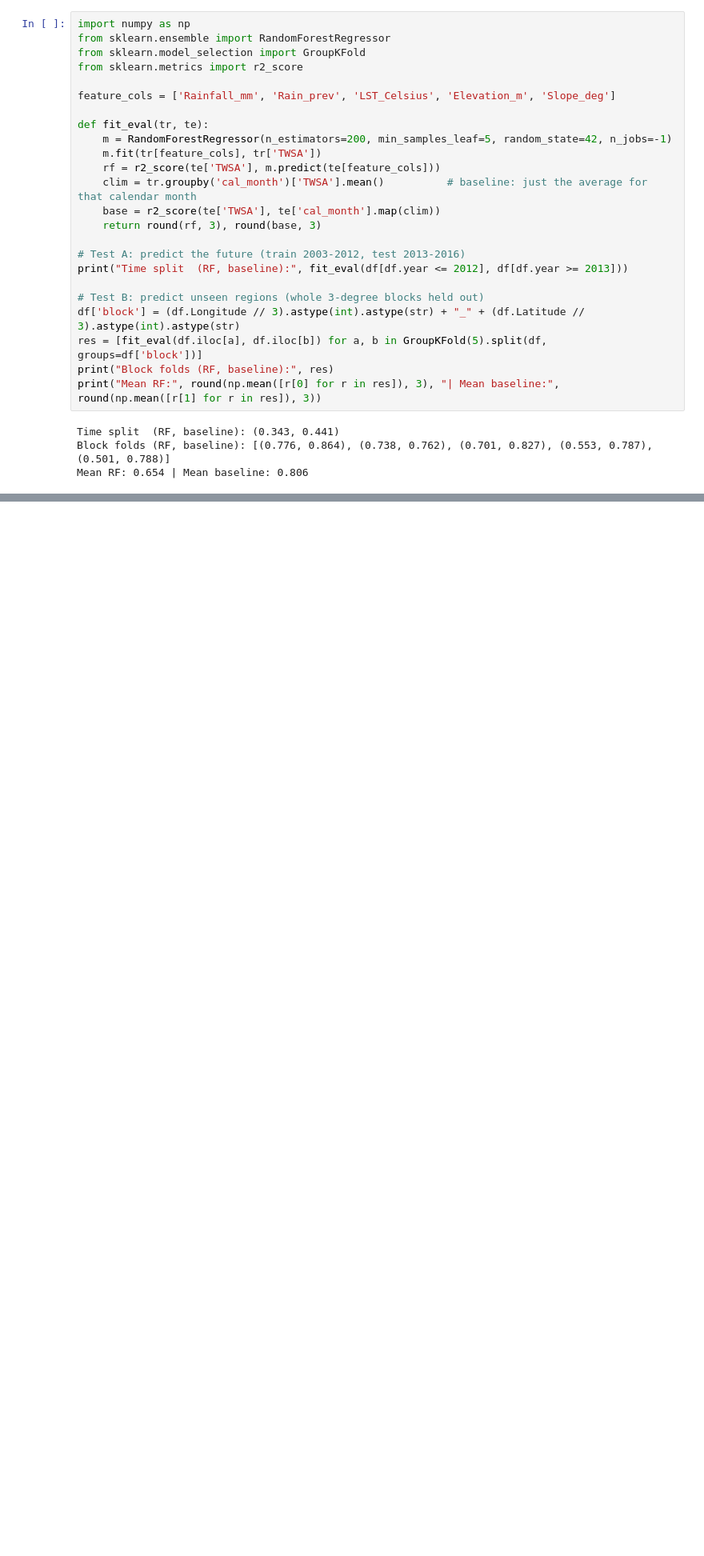
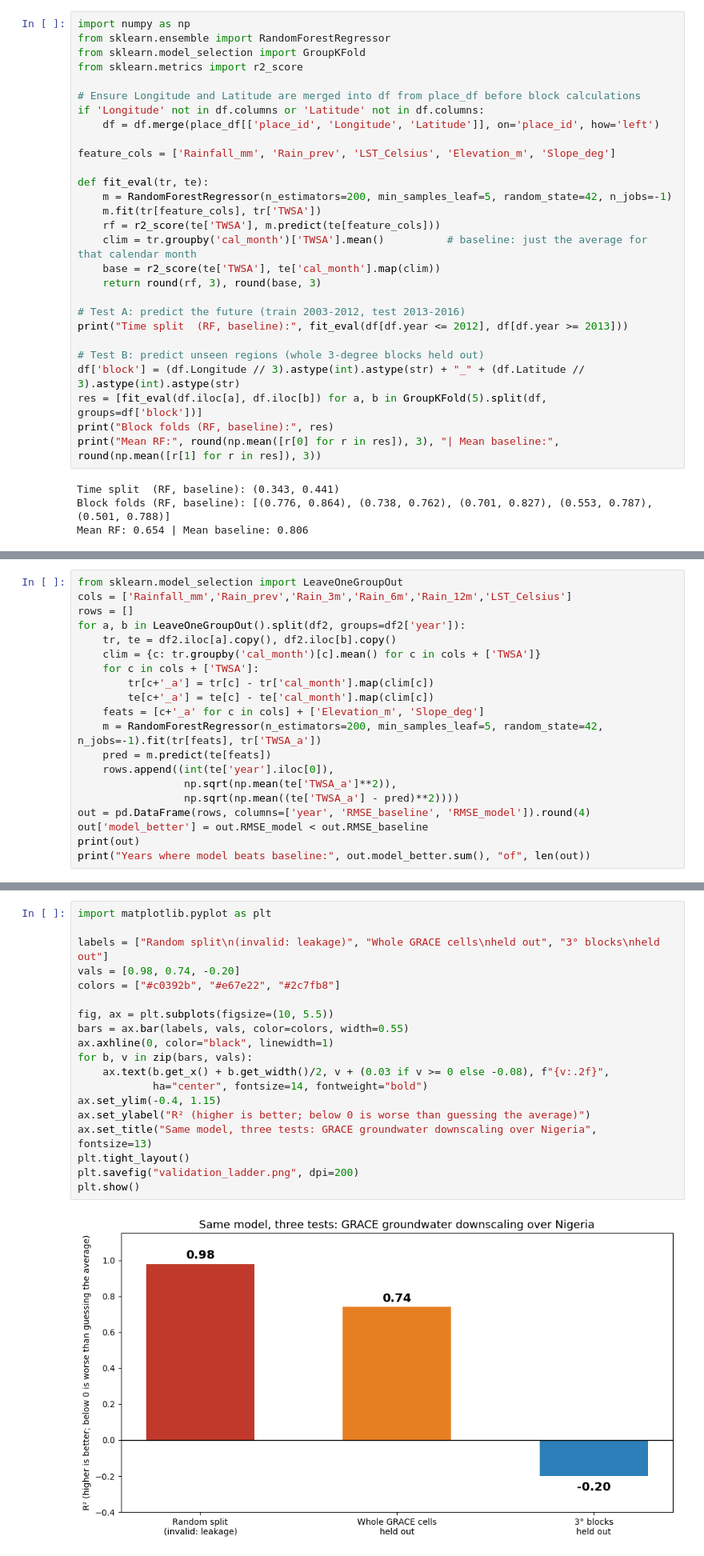
Before and after one commit to LevramUzo/gracce-groundwater-nigeria, a Jupyter notebook: notebooks/01_data_acquisition.ipynb, the cells around one changed output, grey strips where cells are left out. Shown at 80% size. Drawn from its saved outputs; the diff is of its cells as text; blank space fills up the shorter version.

```diff
--- a/notebooks/01_data_acquisition.ipynb
+++ b/notebooks/01_data_acquisition.ipynb
@@ -1015,6 +1046,10 @@ import numpy as np
 from sklearn.ensemble import RandomForestRegressor
 from sklearn.model_selection import GroupKFold
 from sklearn.metrics import r2_score
+
+# Ensure Longitude and Latitude are merged into df from place_df before block calculations
+if 'Longitude' not in df.columns or 'Latitude' not in df.columns:
+    df = df.merge(place_df[['place_id', 'Longitude', 'Latitude']], on='place_id', how='left')
 
 feature_cols = ['Rainfall_mm', 'Rain_prev', 'LST_Celsius', 'Elevation_m', 'Slope_deg']
 
@@ -1040,0 +1181,20 @@ Mean RF: 0.654 | Mean baseline: 0.806
+# %%
+from sklearn.model_selection import LeaveOneGroupOut
+cols = ['Rainfall_mm','Rain_prev','Rain_3m','Rain_6m','Rain_12m','LST_Celsius']
+rows = []
+for a, b in LeaveOneGroupOut().split(df2, groups=df2['year']):
+    tr, te = df2.iloc[a].copy(), df2.iloc[b].copy()
+    clim = {c: tr.groupby('cal_month')[c].mean() for c in cols + ['TWSA']}
+    for c in cols + ['TWSA']:
+        tr[c+'_a'] = tr[c] - tr['cal_month'].map(clim[c])
+        te[c+'_a'] = te[c] - te['cal_month'].map(clim[c])
+    feats = [c+'_a' for c in cols] + ['Elevation_m', 'Slope_deg']
+    m = RandomForestRegressor(n_estimators=200, min_samples_leaf=5, random_state=42, n_jobs=-1).fit(tr[feats], tr['TWSA_a'])
+    pred = m.predict(te[feats])
+    rows.append((int(te['year'].iloc[0]),
+                 np.sqrt(np.mean(te['TWSA_a']**2)),
+                 np.sqrt(np.mean((te['TWSA_a'] - pred)**2))))
+out = pd.DataFrame(rows, columns=['year', 'RMSE_baseline', 'RMSE_model']).round(4)
+out['model_better'] = out.RMSE_model < out.RMSE_baseline
+print(out)
+print("Years where model beats baseline:", out.model_better.sum(), "of", len(out))
@@ -1040,0 +1218,21 @@ Mean RF: 0.654 | Mean baseline: 0.806
+# %%
+import matplotlib.pyplot as plt
+
+labels = ["Random split\n(invalid: leakage)", "Whole GRACE cells\nheld out", "3° blocks\nheld out"]
+vals = [0.98, 0.74, -0.20]
+colors = ["#c0392b", "#e67e22", "#2c7fb8"]
+
+fig, ax = plt.subplots(figsize=(10, 5.5))
+bars = ax.bar(labels, vals, color=colors, width=0.55)
+ax.axhline(0, color="black", linewidth=1)
+for b, v in zip(bars, vals):
+    ax.text(b.get_x() + b.get_width()/2, v + (0.03 if v >= 0 else -0.08), f"{v:.2f}",
+            ha="center", fontsize=14, fontweight="bold")
+ax.set_ylim(-0.4, 1.15)
+ax.set_ylabel("R² (higher is better; below 0 is worse than guessing the average)")
+ax.set_title("Same model, three tests: GRACE groundwater downscaling over Nigeria", fontsize=13)
+plt.tight_layout()
+plt.savefig("validation_ladder.png", dpi=200)
+plt.show()
+# %% [output]
+[figure, added]
```
Also changed, not shown: parts of 24 cells of this notebook.
